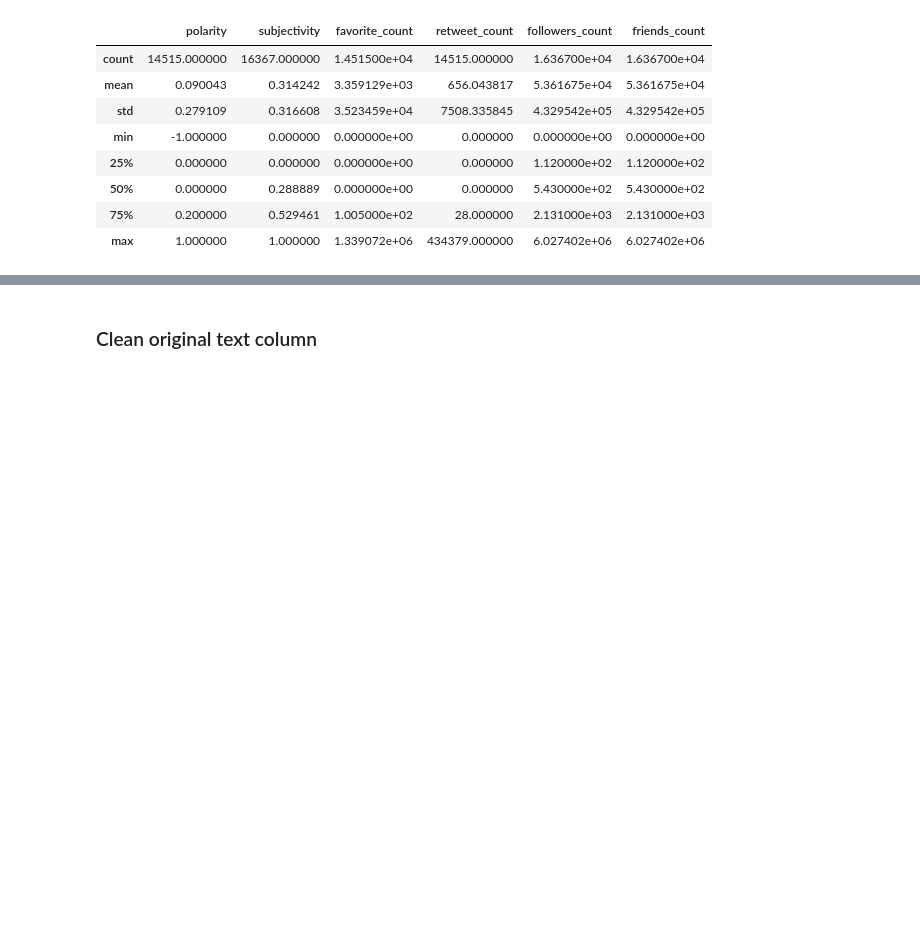
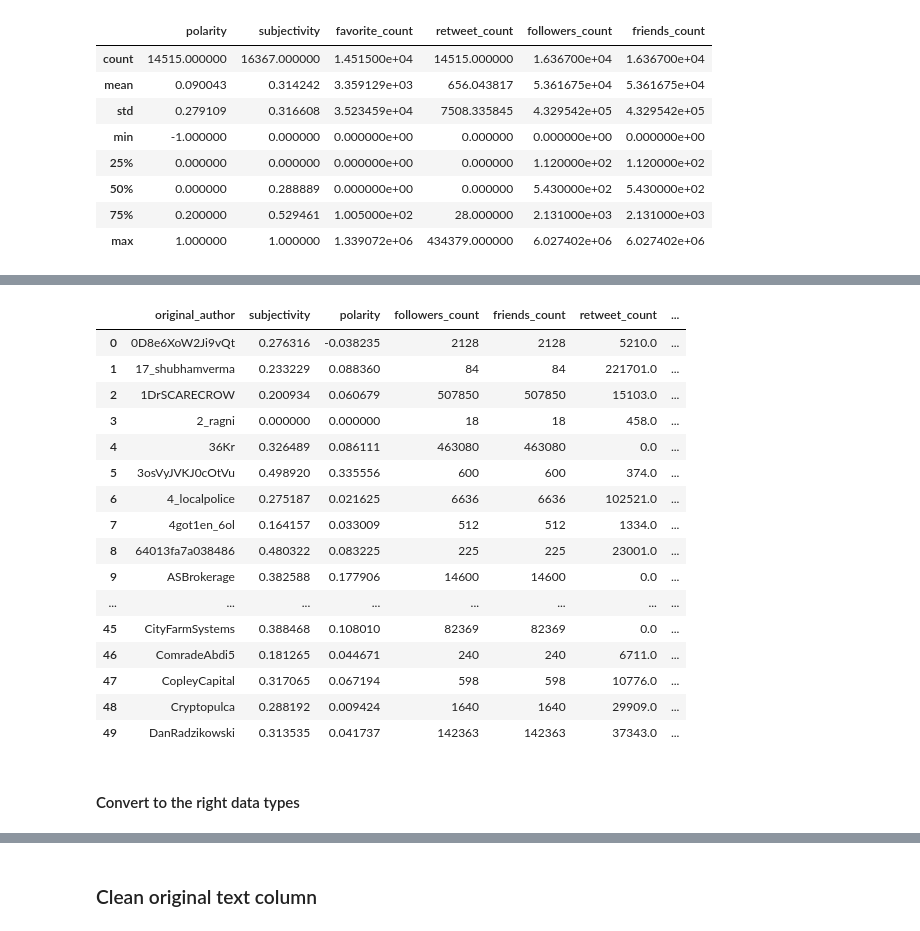
Before and after one commit to nardoshood/Twitter-Data-Analysis, a Jupyter notebook: notebooks/data_exploration.ipynb, the cells around one changed output, grey strips where cells are left out. Saved outputs shown, nothing was run; the diff lists cells and outputs as text; code cells hidden in the pictures; blank space fills up the shorter version.

Commit message:
add data exploration

```diff
--- a/notebooks/data_exploration.ipynb
+++ b/notebooks/data_exploration.ipynb
@@ -61,0 +114,4 @@ df.describe()
+# %%
+# df.sort_values(by=['col1`'])
+df_authors = df.sort_values(by=["followers_count","friends_count","retweet_count","favorite_count"],ascending=False)[["original_author","polarity","subjectivity","followers_count","friends_count","retweet_count","favorite_count"]]
+df_authors.describe()
@@ -61,0 +128,21 @@ df.describe()
+# %%
+df_authors_filtered =df_authors.groupby(by='original_author').agg({'subjectivity':np.mean,'polarity':np.mean,"followers_count":sum,"friends_count":sum,"retweet_count":sum,"favorite_count":sum}).reset_index().head(50)
+df_authors_filtered
+# %% [output]
+|  | original_author | subjectivity | polarity | followers_count | friends_count | retweet_count | ... |
+| 0 | 0D8e6XoW2Ji9vQt | 0.276316 | -0.038235 | 2128 | 2128 | 5210.0 | ... |
+| 1 | 17_shubhamverma | 0.233229 | 0.088360 | 84 | 84 | 221701.0 | ... |
+| 2 | 1DrSCARECROW | 0.200934 | 0.060679 | 507850 | 507850 | 15103.0 | ... |
+| 3 | 2_ragni | 0.000000 | 0.000000 | 18 | 18 | 458.0 | ... |
+| 4 | 36Kr | 0.326489 | 0.086111 | 463080 | 463080 | 0.0 | ... |
+| 5 | 3osVyJVKJ0cOtVu | 0.498920 | 0.335556 | 600 | 600 | 374.0 | ... |
+| 6 | 4_localpolice | 0.275187 | 0.021625 | 6636 | 6636 | 102521.0 | ... |
+| 7 | 4got1en_6ol | 0.164157 | 0.033009 | 512 | 512 | 1334.0 | ... |
+| 8 | 64013fa7a038486 | 0.480322 | 0.083225 | 225 | 225 | 23001.0 | ... |
+| 9 | ASBrokerage | 0.382588 | 0.177906 | 14600 | 14600 | 0.0 | ... |
+| ... | ... | ... | ... | ... | ... | ... | ... |
+| 45 | CityFarmSystems | 0.388468 | 0.108010 | 82369 | 82369 | 0.0 | ... |
+| 46 | ComradeAbdi5 | 0.181265 | 0.044671 | 240 | 240 | 6711.0 | ... |
+| 47 | CopleyCapital | 0.317065 | 0.067194 | 598 | 598 | 10776.0 | ... |
+| 48 | Cryptopulca | 0.288192 | 0.009424 | 1640 | 1640 | 29909.0 | ... |
+| 49 | DanRadzikowski | 0.313535 | 0.041737 | 142363 | 142363 | 37343.0 | ... |
@@ -61,0 +169,2 @@ df.describe()
+# %% [markdown]
+#### Convert to the right data types
```
Also changed, not shown: parts of 21 cells of this notebook.
